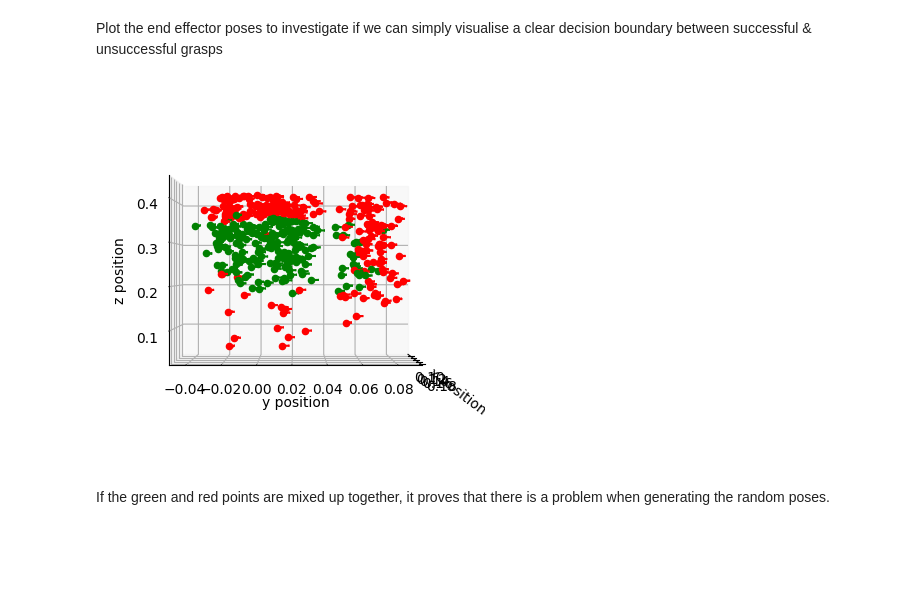
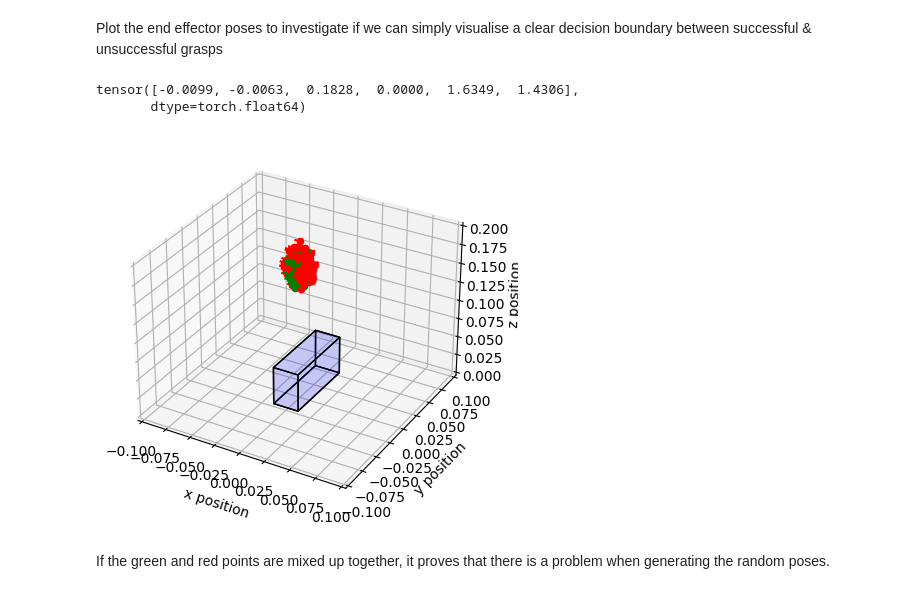
Before and after one commit to jhtkoo0426/UCL-FYP, a Jupyter notebook: src/baseline_model/baseline.ipynb, the cells around one changed output. Cells and saved outputs as stored; diff of their text form; code cells hidden in the pictures; blank space fills up the shorter version.

Commit message:
Added code to plot block for hand pose visualisation

```diff
--- a/src/baseline_model/baseline.ipynb
+++ b/src/baseline_model/baseline.ipynb
@@ -7,12 +7,15 @@ This notebook contains the essential code for training and testing a supervised
 # %%
 import numpy as np
 import matplotlib.pyplot as plt
+from mpl_toolkits.mplot3d.art3d import Poly3DCollection
 
 import torch
 import torch.nn as nn
 import torch.optim as optim
 import torch.nn.init as init
 import gc
+
+Z_PADDING = 0.2
 # %% [markdown]
 Set device for `PyTorch` training
 # %%
@@ -35,7 +38,7 @@ Two datasets have been prepared from running the "collect sensory data" in the P
 
 The collected datasets are stored in `np.ndarray`s in a `.npy` file.
 # %%
-object_name = "bottle"
+object_name = "block"
 
 depth_ds_file_path = object_name + "_ds/depth_ds.npy"
 depth_ds = np.load(depth_ds_file_path)
@@ -215,29 +218,69 @@ def calc_approach_vector(coord):
 # %%
 plot = plt.figure()
 ax = plot.add_subplot(projection='3d')
+ax.axes.set_xlim3d(-0.1, 0.1)
+ax.axes.set_ylim3d(-0.1, 0.1)
+ax.axes.set_zlim3d(0, 0.2)
 
+# Plot hand poses with finger skeleton
 for i in range(len(poses_ds)):
     # Calculate approach vectors and cartesian coordinates
     pose = poses_ds[i]
     x, y, z = pose[0], pose[1], pose[2]
+    z -= Z_PADDING
     av = calc_approach_vector(pose)
-
     # Color code the outcome
     outcome = grasp_outcomes_ds[i]
     color = 'green' if outcome == 1 else 'red'
-
     for j in range(3):
         ax.quiver(x, y, z, av[j, 0], av[j, 1], av[j, 2], color=color, length=0.005, arrow_length_ratio=0.1)
-
     ax.scatter(x, y, z, color=color)
     ax.set_xlabel('x position')
     ax.set_ylabel('y position')
     ax.set_zlabel('z position')
 
+# Draw block object
+def plot_cube(cube_definition, ax):
+    cube_definition_array = [np.array(list(item)) for item in cube_definition]
+    points = []
+    points += cube_definition_array
+    vectors = [
+        cube_definition_array[1] - cube_definition_array[0],
+        cube_definition_array[2] - cube_definition_array[0],
+        cube_definition_array[3] - cube_definition_array[0]
+    ]
+    points += [cube_definition_array[0] + vectors[0] + vectors[1]]
+    points += [cube_definition_array[0] + vectors[0] + vectors[2]]
+    points += [cube_definition_array[0] + vectors[1] + vectors[2]]
+    points += [cube_definition_array[0] + vectors[0] + vectors[1] + vectors[2]]
+    points = np.array(points)
+    edges = [
+        [points[0], points[3], points[5], points[1]],
+        [points[1], points[5], points[7], points[4]],
+        [points[4], points[2], points[6], points[7]],
+        [points[2], points[6], points[3], points[0]],
+        [points[0], points[2], points[4], points[1]],
+        [points[3], points[6], points[7], points[5]]
+    ]
+    faces = Poly3DCollection(edges, linewidths=1, edgecolors='k')
+    faces.set_facecolor((0,0,1,0.1))
+    ax.add_collection3d(faces)
+    # Plot the points themselves to force the scaling of the axes
+    ax.scatter(points[:,0], points[:,1], points[:,2], s=0)
+    # ax.set_aspect('equal')
+
+# Dimensions of the block object: (W=0.025, H=0.05, D=0.05)
+# (0,0,0), (0,1,0), (1,0,0), (0,0,1) -> unit cube
+cube_definition = [(-0.0125, -0.025, 0), (0.0125, -0.025, 0), (-0.0125, 0.05, 0), (-0.0125, -0.025, 0.05)]
+plot_cube(cube_definition, ax)
 # Display the plot at different angles
-ax.view_init(0, 0)
+# ax.view_init(0, 90)
+
+print(poses_ds[0])
 # %% [output]
+tensor([-0.0099, -0.0063,  0.1828,  0.0000,  1.6349,  1.4306],
+       dtype=torch.float64)
-[figure, old version]
+[figure, new version]
 # %% [markdown]
 If the green and red points are mixed up together, it proves that there is a problem when generating the random poses.
 # %% [markdown]
```
Also changed, not shown: parts of 14 cells of this notebook.
